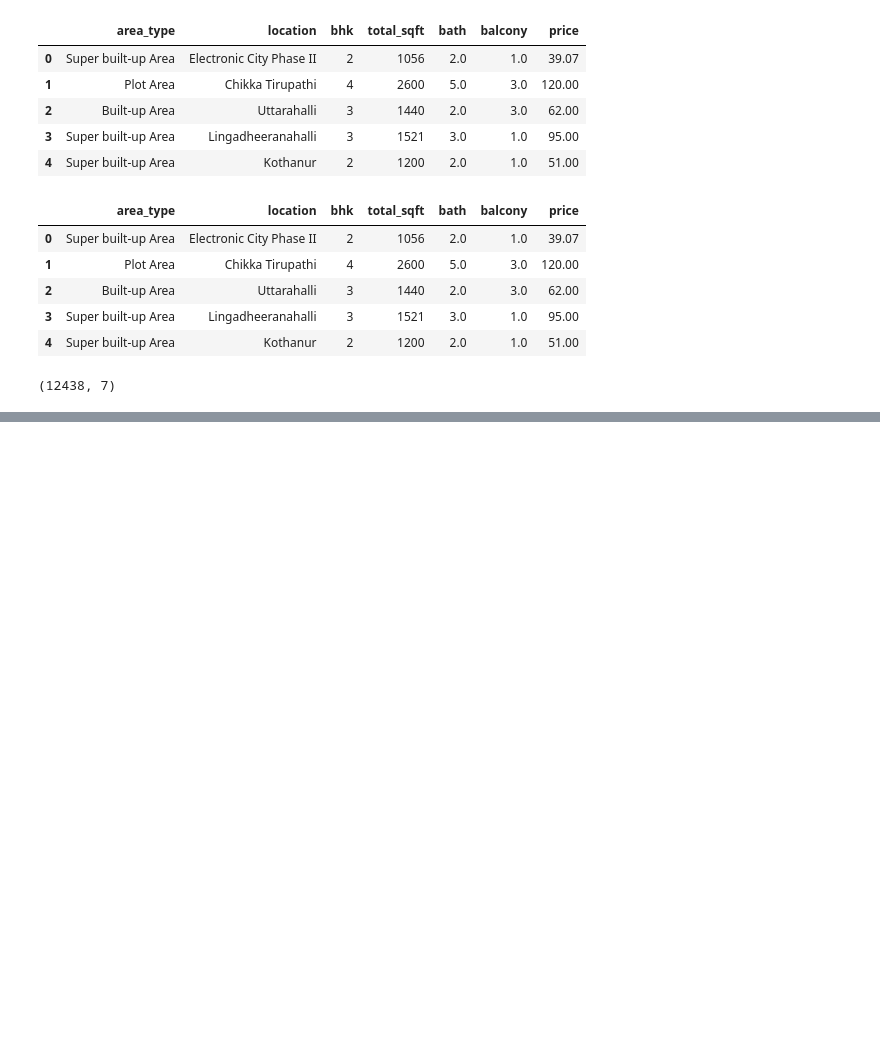
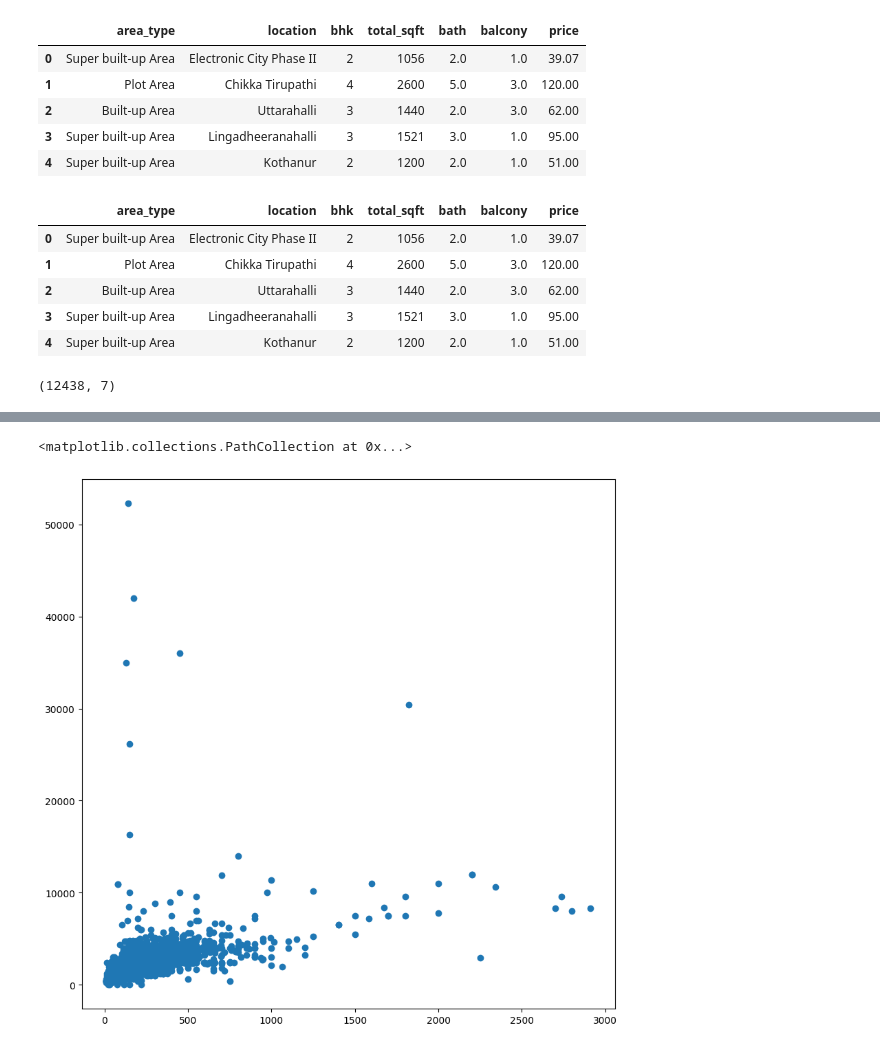
Before and after one commit to thirtesh/miniProjects, a Jupyter notebook: real_estate/SourceCode/model_training.ipynb, the cells around one changed output, grey strips where cells are left out. Saved outputs shown, nothing was run; the diff lists cells and outputs as text; code cells hidden in the pictures; blank space fills up the shorter version.

Commit message:
Processing data for model fitting

```diff
--- a/real_estate/SourceCode/model_training.ipynb
+++ b/real_estate/SourceCode/model_training.ipynb
@@ -115,0 +141,3 @@ data2.shape
+# %%
+data2['location']=data2['location'].apply(lambda a: a.strip())
+len(data2['location'].unique())
@@ -115,0 +146,3 @@ data2.shape
+# %%
+locations=data2.groupby('location')['location'].agg('count').sort_values(ascending=False)
+display(locations)
@@ -115,0 +163,4 @@ data2.shape
+# %%
+display(len(locations[locations<7]))
+locations_less7 = locations[locations<7]
+locations_less7
@@ -115,0 +182,3 @@ data2.shape
+# %%
+data2['location']=data2['location'].apply(lambda x: 'Others' if x in locations_less7 else x)
+pd.DataFrame(data2.head())
@@ -115,0 +192,5 @@ data2.shape
+# %%
+plt.scatter(data2['price'], data2['total_sqft'])
+# %% [output]
+<matplotlib.collections.PathCollection at 0x...>
+[figure, added]
```
Also changed, not shown: parts of 12 cells of this notebook.
